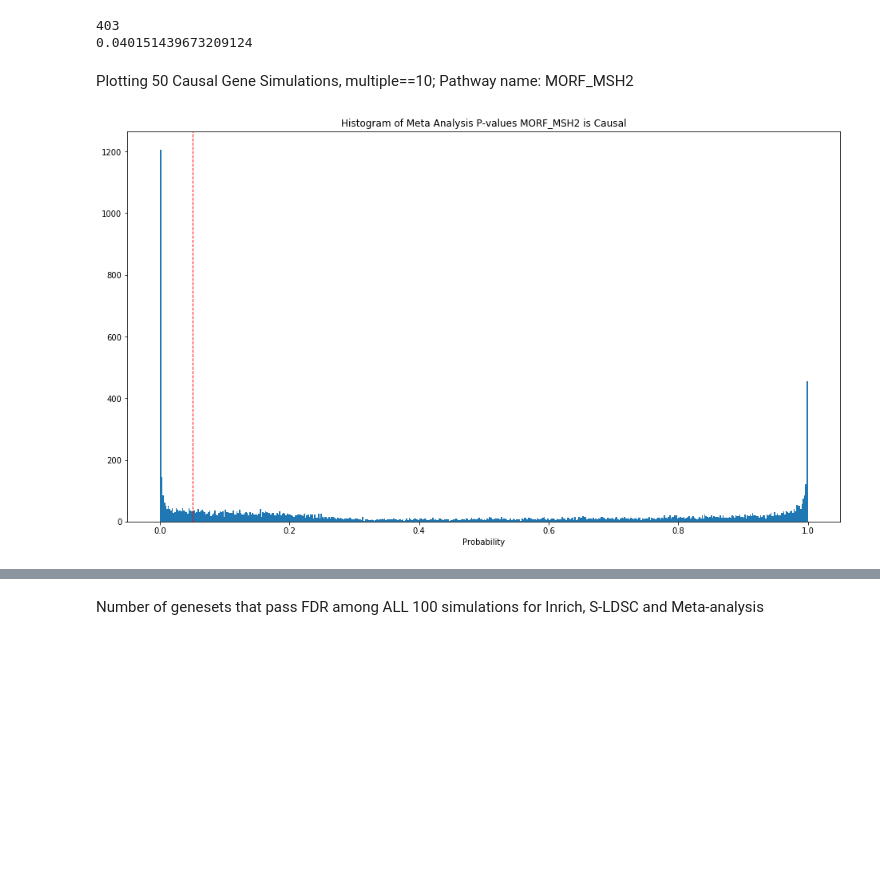
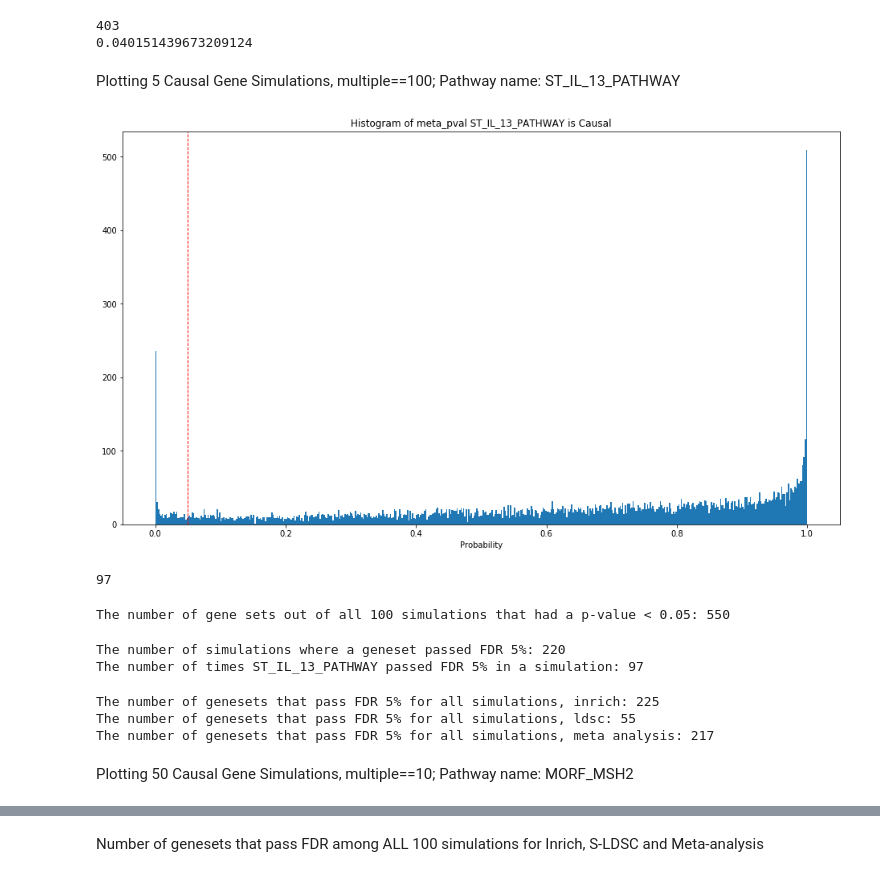
Before and after one commit to FinucaneLab/pathway_analysis_kt, a Jupyter notebook: simulations/Plot Pvalue Histogram Causal.ipynb, the cells around one changed output, grey strips where cells are left out. Cells and saved outputs as stored; diff of their text form; code cells hidden in the pictures; blank space fills up the shorter version.

```diff
--- a/simulations/Plot Pvalue Histogram Causal.ipynb
+++ b/simulations/Plot Pvalue Histogram Causal.ipynb
@@ -101,0 +99,25 @@ def fdr(p):
+# %% [markdown]
+Plotting 5 Causal Gene Simulations, multiple==100; Pathway name: ST_IL_13_PATHWAY
+# %%
+df5_tau100 = read_in_data('/broad/finucanelab/ktashman/inrich_analyses/simulations/causal5_tau100/')
+# %%
+plot_pvalues(df5_tau100,'ST_IL_13_PATHWAY','meta_pval')
+# %% [output]
+[figure, added]
+# %%
+ST_IL_tau100 = df5_tau100[df5_tau100.GS=='ST_IL_13_PATHWAY_L2_']
+print(sum(ST_IL_tau100.pass_INRICH==True))
+# %% [output]
+97
+# %%
+under_thresh5_tau100=len(df5_tau100[df5_tau100.meta_pval<.05])
+print("The number of gene sets out of all 100 simulations that had a p-value < 0.05: {0}".format(under_thresh5_tau100))
+# %% [output]
+The number of gene sets out of all 100 simulations that had a p-value < 0.05: 550
+# %%
+print("The number of simulations where a geneset passed FDR 5%: {0}".format(sum(df5_tau100.pass_meta==True)))
+ST_IL_13_PATHWAY = df5_tau100[df5_tau100.GS=='ST_IL_13_PATHWAY_L2_'].sort_values(by='meta_pval')
+print("The number of times ST_IL_13_PATHWAY passed FDR 5% in a simulation: {0}".format(sum(ST_IL_13_PATHWAY.pass_meta==True)))
+# %% [output]
+The number of simulations where a geneset passed FDR 5%: 220
+The number of times ST_IL_13_PATHWAY passed FDR 5% in a simulation: 97
@@ -102,2 +128,12 @@ def fdr(p):
+# %%
+print("The number of genesets that pass FDR 5% for all simulations, inrich: {0}".format(len(df5_tau100[df5_tau100.P<cutoff_inrich5_tau100])))
+
+print("The number of genesets that pass FDR 5% for all simulations, ldsc: {0}".format(len(df5_tau100[df5_tau100.Coefficient_P_value<cutoff_ldsc5_tau100])))
+
+print("The number of genesets that pass FDR 5% for all simulations, meta analysis: {0}".format(len(df5_tau100[df5_tau100.meta_pval<cutoff_meta5_tau100])))
+# %% [output]
+The number of genesets that pass FDR 5% for all simulations, inrich: 225
+The number of genesets that pass FDR 5% for all simulations, ldsc: 55
+The number of genesets that pass FDR 5% for all simulations, meta analysis: 217
 # %% [markdown]
 Plotting 50 Causal Gene Simulations, multiple==10; Pathway name: MORF_MSH2
@@ -110,8 +139,0 @@ for i in range(0,100):
-# %%
-plt.rcParams["figure.figsize"] = [16,9]
-plt.hist(df50.meta_pval,bins=500)
-plt.xlabel('Probability')
-plt.axvline(x=.05, color='r', linestyle='dashed', linewidth=1)
-plt.title("Histogram of Meta Analysis P-values MORF_MSH2 is Causal");
-# %% [output]
-[figure, removed]
```
Also changed, not shown: parts of 30 cells of this notebook, 2 other files.
